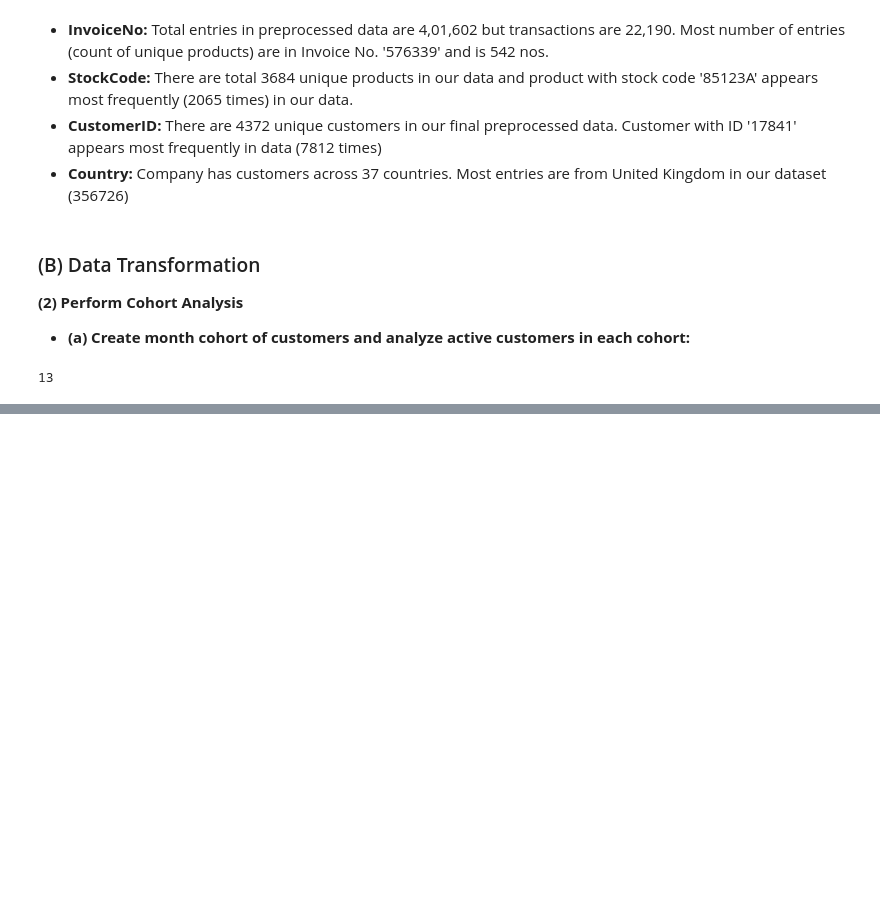
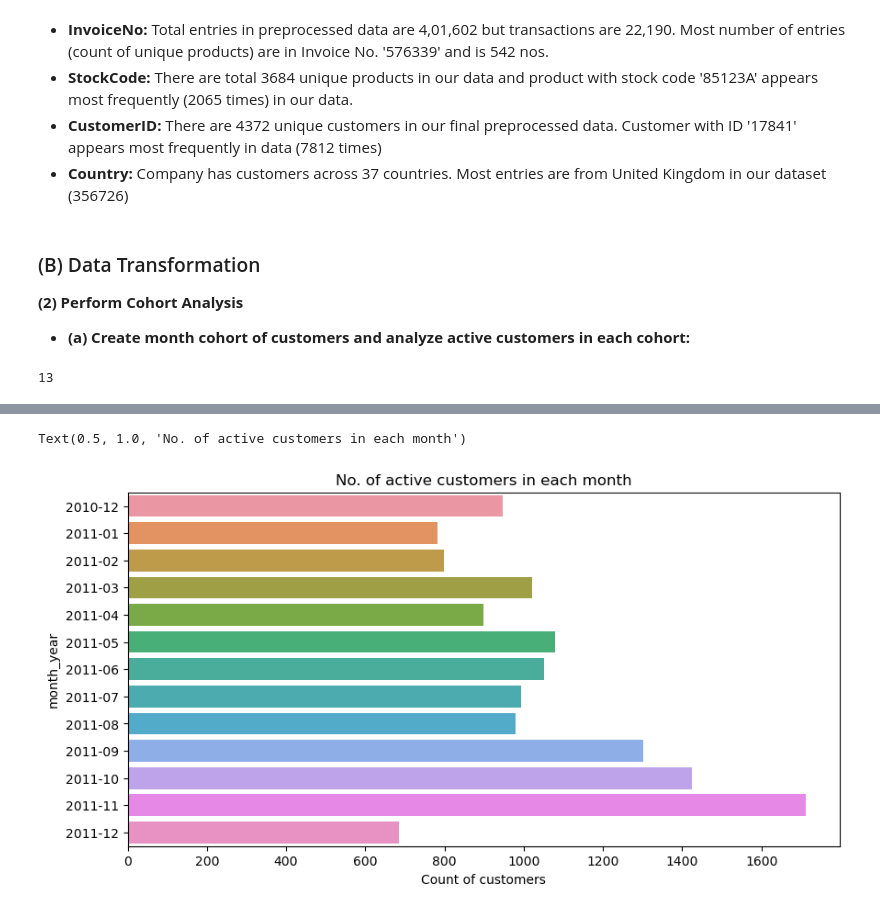
Before and after one commit to Albert-Sharma/Seminar_Project-2023-, a Jupyter notebook: Project Capston.ipynb, the cells around one changed output, grey strips where cells are left out. Cells and saved outputs as stored; diff of their text form; code cells hidden in the pictures; blank space fills up the shorter version.

```diff
--- a/Project Capston.ipynb
+++ b/Project Capston.ipynb
@@ -195,3 +195,6 @@ df['month_year'] = df['InvoiceDate'].dt.to_period('M')
 df['month_year'].nunique()
 # %% [output]
 13
+# %%
+month_cohort = df.groupby('month_year')['CustomerID'].nunique()
+month_cohort
@@ -197,0 +217,8 @@ df['month_year'].nunique()
+# %%
+plt.figure(figsize=(10,5))
+sns.barplot(y = month_cohort.index, x = month_cohort.values);
+plt.xlabel("Count of customers")
+plt.title("No. of active customers in each month")
+# %% [output]
+Text(0.5, 1.0, 'No. of active customers in each month')
+[figure, added]
```
Also changed, not shown: parts of 24 cells of this notebook, 1 other file.
